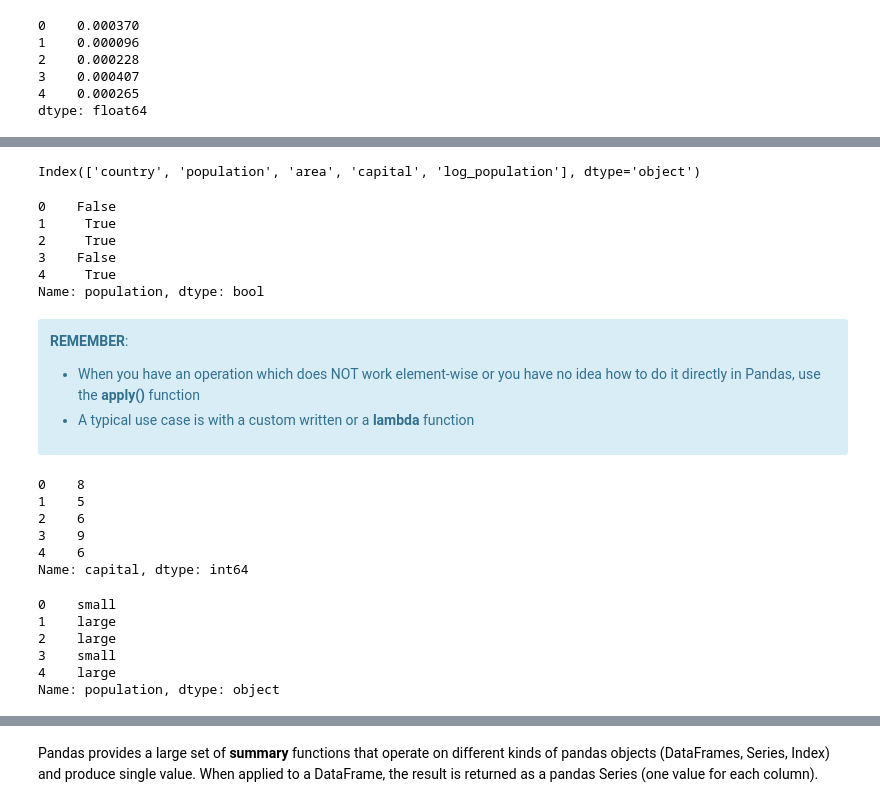
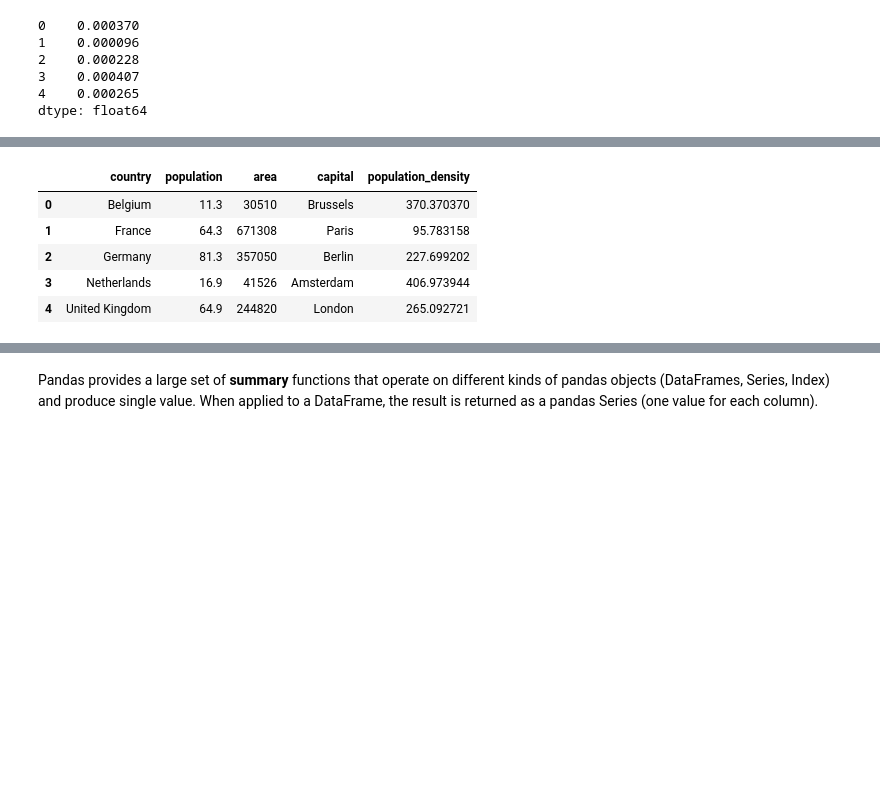
Before and after one commit to jorisvandenbossche/FLAMES-python-data-wrangling, a Jupyter notebook: _solved/pandas_02_basic_operations.ipynb, the cells around one changed output, grey strips where cells are left out. Cells and saved outputs as stored; diff of their text form; code cells hidden in the pictures; blank space fills up the shorter version.

Commit message:
Update basic operations notebook

```diff
--- a/_solved/pandas_02_basic_operations.ipynb
+++ b/_solved/pandas_02_basic_operations.ipynb
@@ -72,33 +83,11 @@ which can be added as a new column, as follows:
 # %%
-countries["log_population"] = np.log(countries['population'])
+countries['population_density'] = countries['population'] / countries['area'] * 1e6
 # %%
-countries.columns
+countries
 # %% [output]
-Index(['country', 'population', 'area', 'capital', 'log_population'], dtype='object')
+|  | country | population | area | capital | population_density |
+| 0 | Belgium | 11.3 | 30510 | Brussels | 370.370370 |
+| 1 | France | 64.3 | 671308 | Paris | 95.783158 |
+| 2 | Germany | 81.3 | 357050 | Berlin | 227.699202 |
+| 3 | Netherlands | 16.9 | 41526 | Amsterdam | 406.973944 |
+| 4 | United Kingdom | 64.9 | 244820 | London | 265.092721 |
-# %%
-countries['population'] > 40
-# %% [output]
-0    False
-1     True
-2     True
-3    False
-4     True
-Name: population, dtype: bool
-# %% [markdown]
-<div class="alert alert-info">
-
-<b>REMEMBER</b>:
-
-* When you have an operation which does NOT work element-wise or you have no idea how to do it directly in Pandas, use the **apply()** function
-* A typical use case is with a custom written or a **lambda** function
-
-</div>
-# %%
-countries["capital"].apply(lambda x: len(x)) # in case you forgot the functionality: countries["capital"].str.len()
-# %% [output]
-0    8
-1    5
-2    6
-3    9
-4    6
-Name: capital, dtype: int64
@@ -112,10 +94 @@ def population_annotater(population):
-# %%
-countries["population"].apply(population_annotater) # a custom user function
-# %% [output]
-0    small
-1    large
-2    large
-3    small
-4    large
-Name: population, dtype: object
 # %% [markdown]
```
Also changed, not shown: parts of 41 cells of this notebook, 1 other file.
